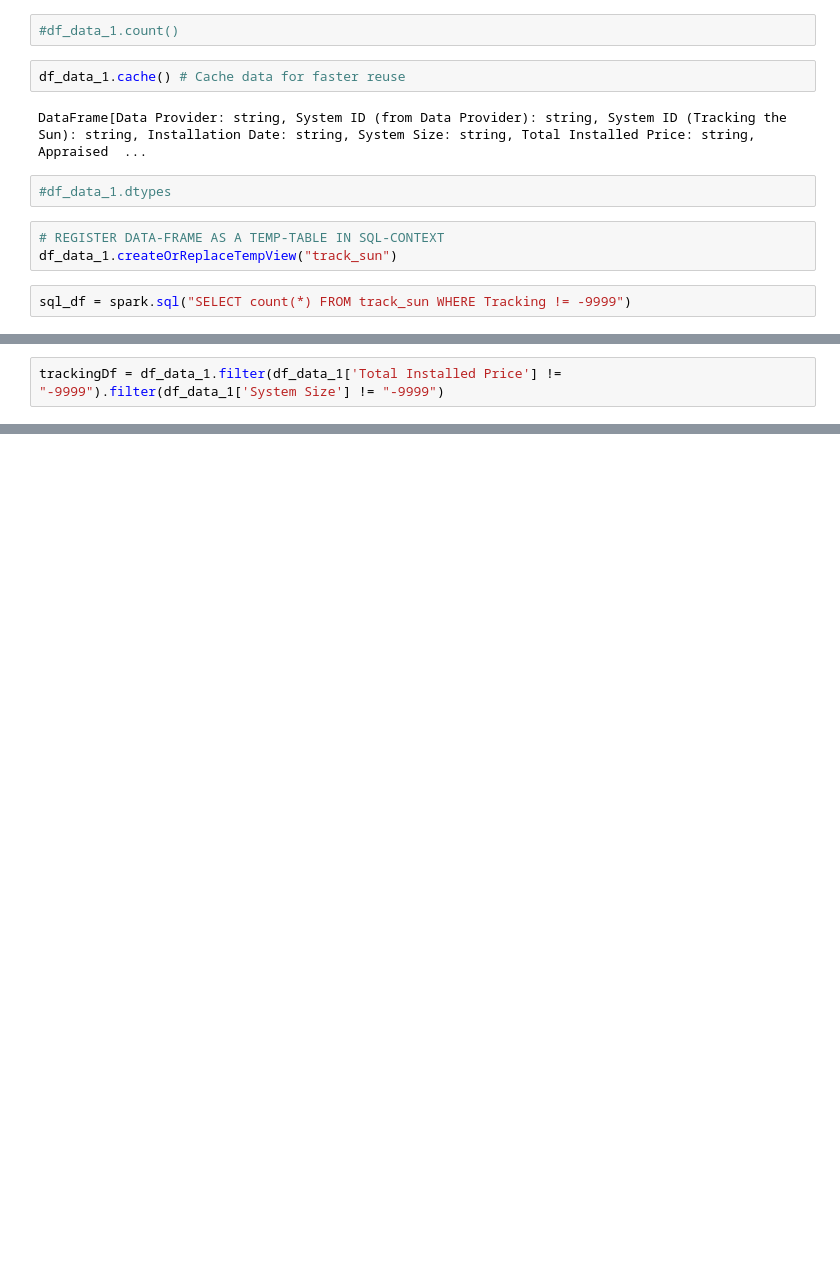
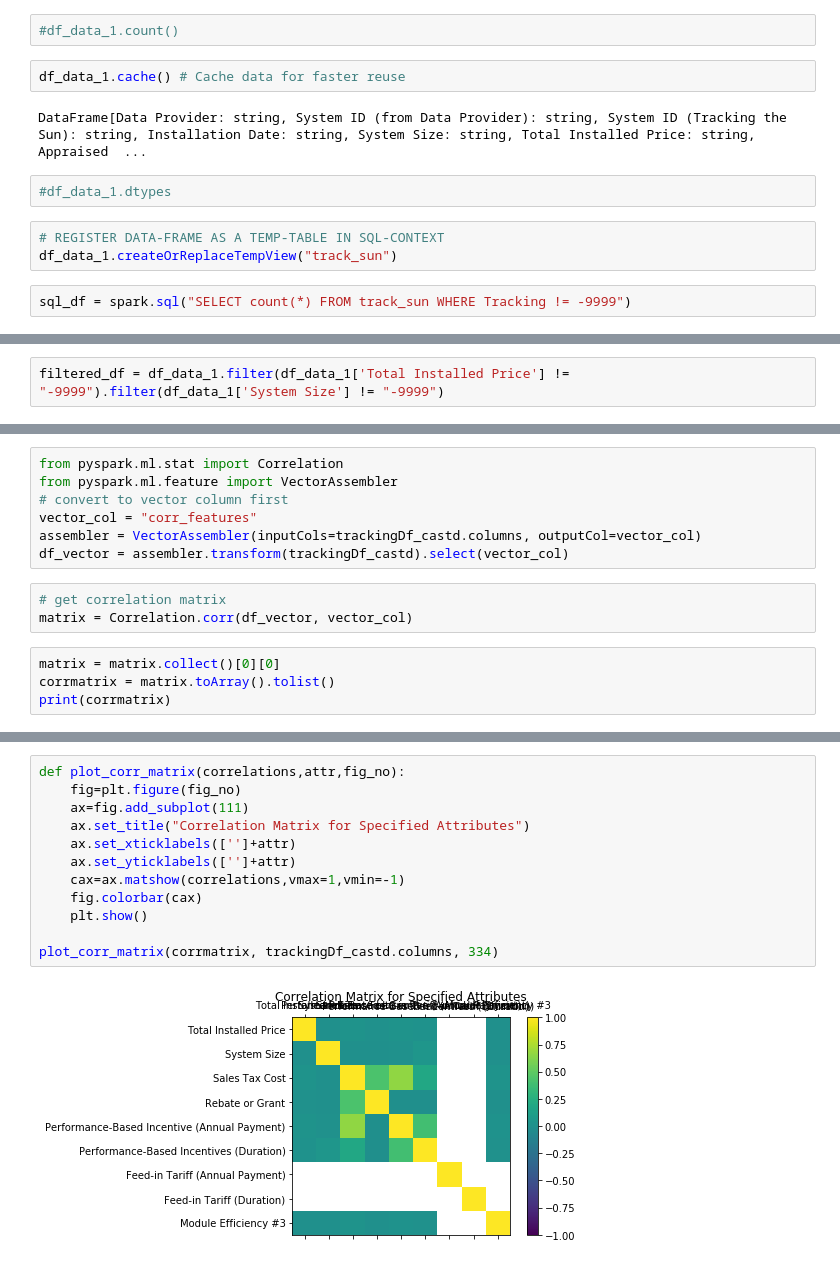
Before and after one commit to geomygeorge/capstone_advanced_ds, a Jupyter notebook: TrackingSun_data_exp_python_v1.ipynb, the cells around one changed output, grey strips where cells are left out. Cells and saved outputs as stored; diff of their text form; blank space fills up the shorter version.

Commit message:
Correlation matrix created

```diff
--- a/TrackingSun_data_exp_python_v1.ipynb
+++ b/TrackingSun_data_exp_python_v1.ipynb
@@ -61,3 +61,3 @@ sql_df = spark.sql("SELECT count(*) FROM track_sun WHERE Tracking != -9999")
 # %%
-trackingDf = df_data_1.filter(df_data_1['Total Installed Price'] != "-9999").filter(df_data_1['System Size'] != "-9999")
+filtered_df = df_data_1.filter(df_data_1['Total Installed Price'] != "-9999").filter(df_data_1['System Size'] != "-9999")
 # %%
@@ -133,0 +130,14 @@ Module Efficiency #3
+# %%
+from pyspark.ml.stat import Correlation
+from pyspark.ml.feature import VectorAssembler
+# convert to vector column first
+vector_col = "corr_features"
+assembler = VectorAssembler(inputCols=trackingDf_castd.columns, outputCol=vector_col)
+df_vector = assembler.transform(trackingDf_castd).select(vector_col)
+# %%
+# get correlation matrix
+matrix = Correlation.corr(df_vector, vector_col)
+# %%
+matrix = matrix.collect()[0][0]
+corrmatrix = matrix.toArray().tolist()
+print(corrmatrix)
@@ -134,3 +163,17 @@ Module Efficiency #3
+# %%
+def plot_corr_matrix(correlations,attr,fig_no):
+    fig=plt.figure(fig_no)
+    ax=fig.add_subplot(111)
+    ax.set_title("Correlation Matrix for Specified Attributes")
+    ax.set_xticklabels(['']+attr)
+    ax.set_yticklabels(['']+attr)
+    cax=ax.matshow(correlations,vmax=1,vmin=-1)
+    fig.colorbar(cax)
+    plt.show()
+
+plot_corr_matrix(corrmatrix, trackingDf_castd.columns, 334)
+# %% [output]
+[figure, added]
 # %%
 sampledf = trackingDf_castd.sample(False, 0.1, 42)
 sampledf.col('Total Installed Price')
```
Also changed, not shown: parts of 15 cells of this notebook.
